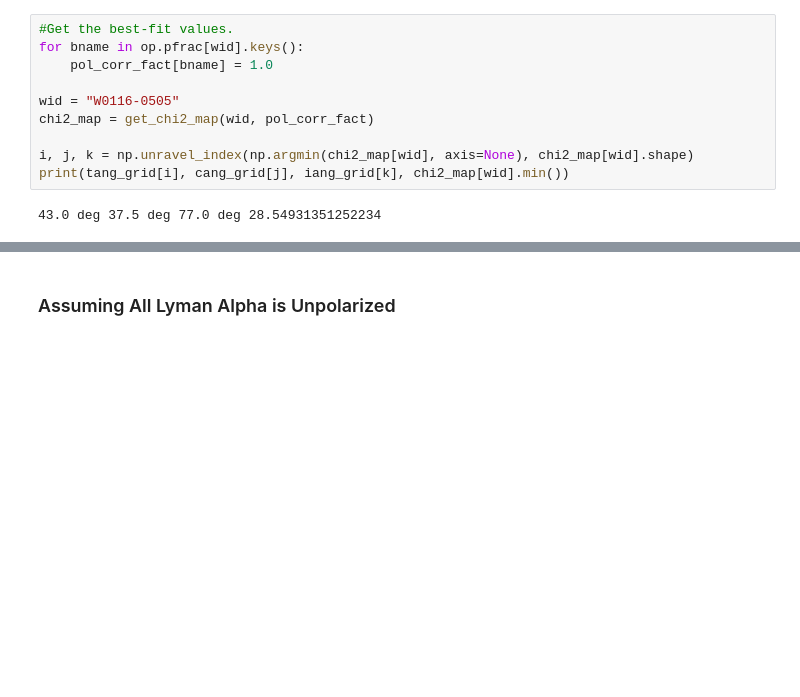
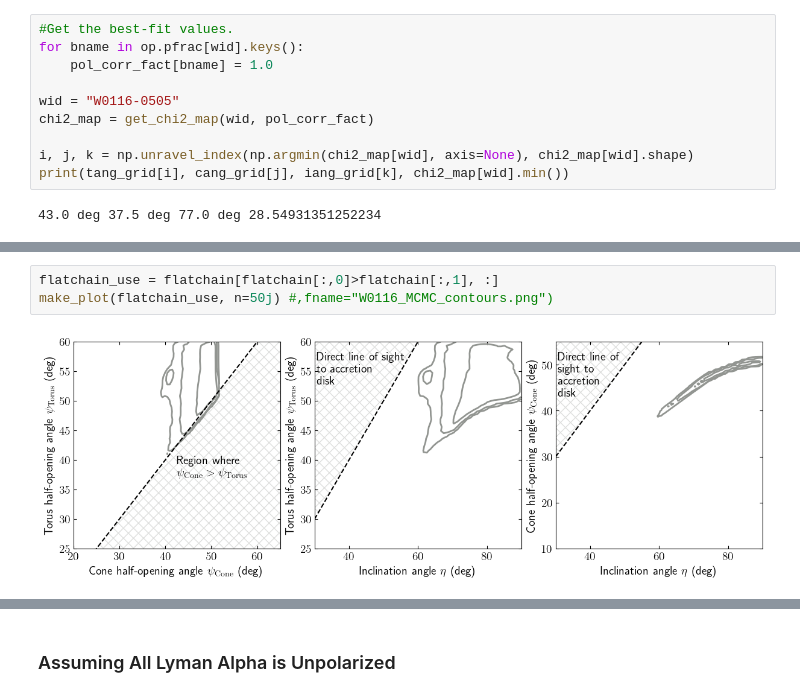
Before and after one commit to rjassef/Impol_BHDs_repo, a Jupyter notebook: plots/SKIRTOR_fit/fit_pfrac_pchi_W0116_MCMC.ipynb, the cells around one changed output, grey strips where cells are left out. Cells and saved outputs as stored; diff of their text form; blank space fills up the shorter version.

```diff
--- a/plots/SKIRTOR_fit/fit_pfrac_pchi_W0116_MCMC.ipynb
+++ b/plots/SKIRTOR_fit/fit_pfrac_pchi_W0116_MCMC.ipynb
@@ -396,0 +441,5 @@ plt.show()
+# %%
+flatchain_use = flatchain[flatchain[:,0]>flatchain[:,1], :]
+make_plot(flatchain_use, n=50j) #,fname="W0116_MCMC_contours.png")
+# %% [output]
+[figure, added]
```
Also changed, not shown: parts of 25 cells of this notebook.
